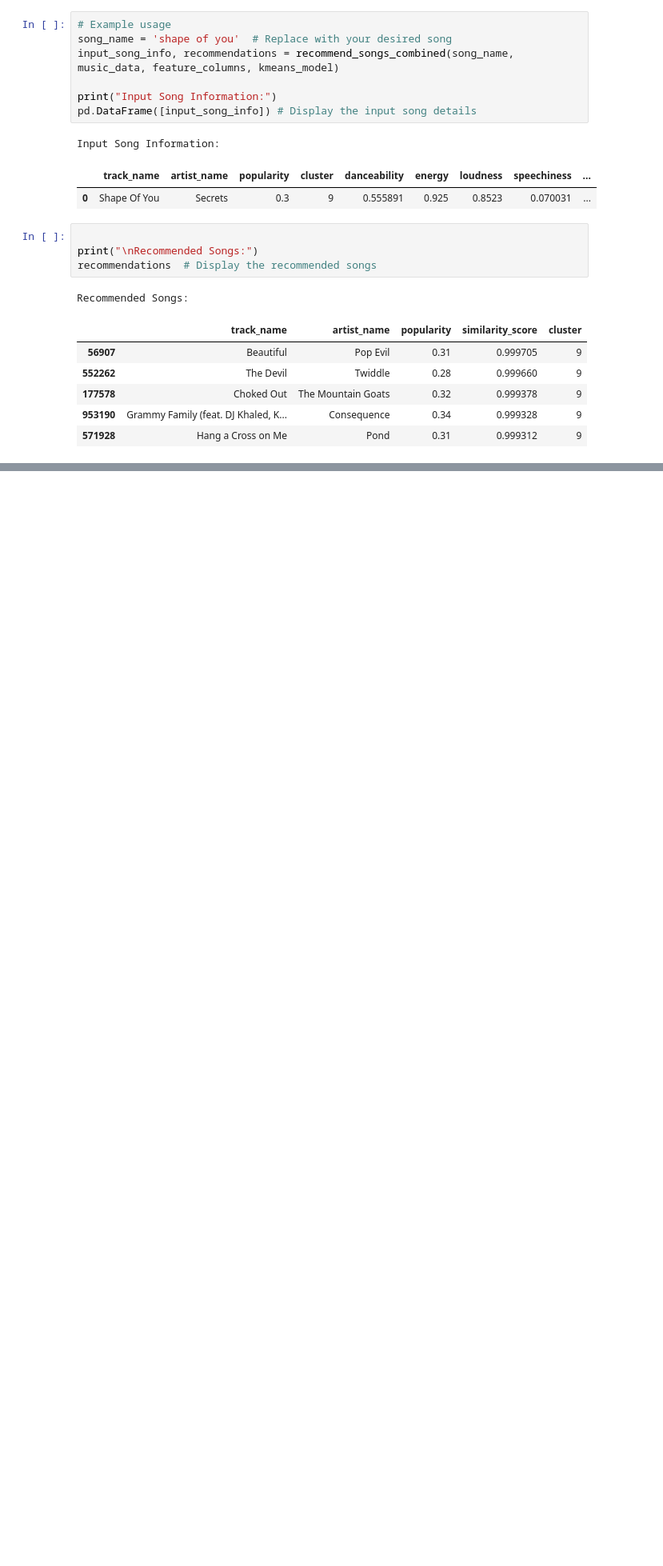
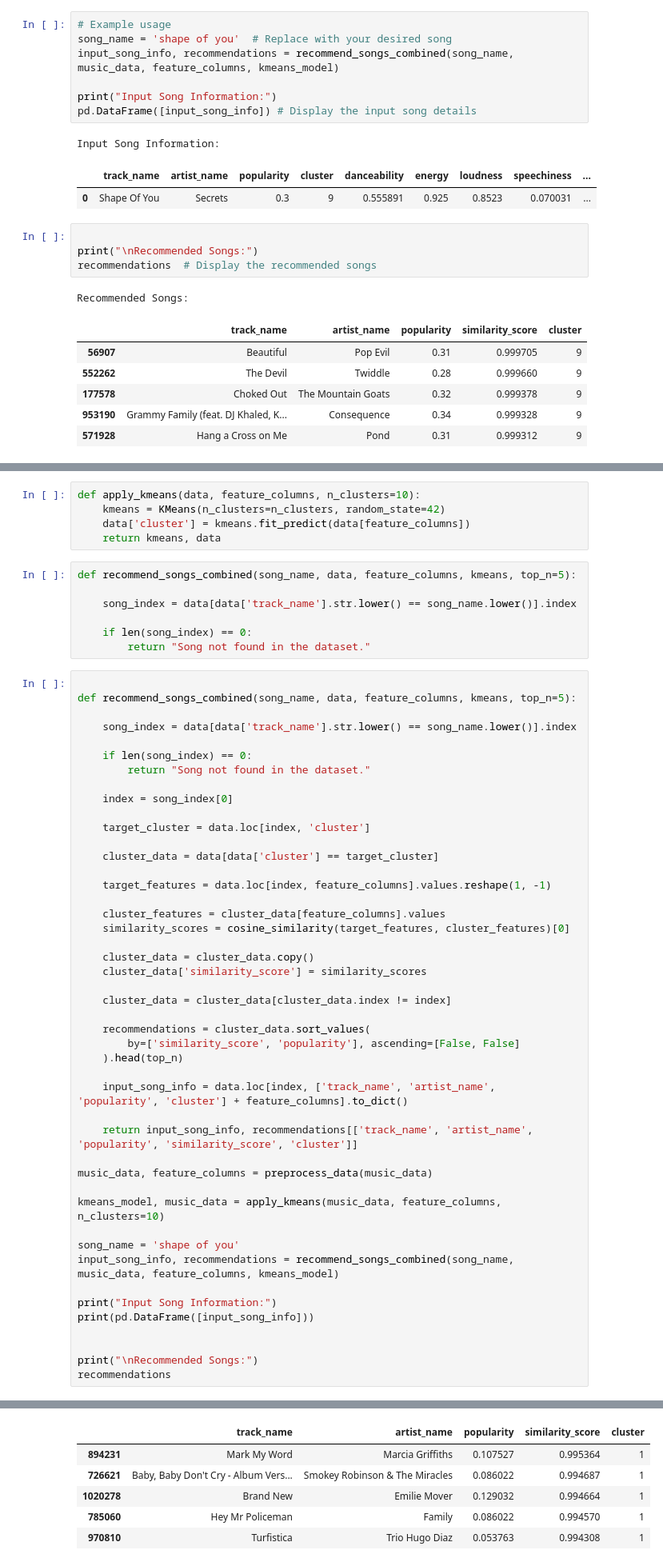
Before and after one commit to Eldamarany1/Music-Recommender-System-Spotify-Dataset-, a Jupyter notebook: music-rec-system-using-spotify-dataset.ipynb, the cells around one changed output, grey strips where cells are left out. Shown at 80% size. Cells and saved outputs as stored; diff of their text form; blank space fills up the shorter version.

```diff
--- a/music-rec-system-using-spotify-dataset.ipynb
+++ b/music-rec-system-using-spotify-dataset.ipynb
@@ -563,0 +586,59 @@ Recommended Songs:
+# %%
+def apply_kmeans(data, feature_columns, n_clusters=10):
+    kmeans = KMeans(n_clusters=n_clusters, random_state=42)
+    data['cluster'] = kmeans.fit_predict(data[feature_columns])
+    return kmeans, data
+# %%
+def recommend_songs_combined(song_name, data, feature_columns, kmeans, top_n=5):
+
+    song_index = data[data['track_name'].str.lower() == song_name.lower()].index
+
+    if len(song_index) == 0:
+        return "Song not found in the dataset."
+# %%
+
+def recommend_songs_combined(song_name, data, feature_columns, kmeans, top_n=5):
+
+    song_index = data[data['track_name'].str.lower() == song_name.lower()].index
+
+    if len(song_index) == 0:
+        return "Song not found in the dataset."
+
+    index = song_index[0]
+
+    target_cluster = data.loc[index, 'cluster']
+
+    cluster_data = data[data['cluster'] == target_cluster]
+
+    target_features = data.loc[index, feature_columns].values.reshape(1, -1)
+
+    cluster_features = cluster_data[feature_columns].values
+    similarity_scores = cosine_similarity(target_features, cluster_features)[0]
+
+    cluster_data = cluster_data.copy()
+    cluster_data['similarity_score'] = similarity_scores
+
+    cluster_data = cluster_data[cluster_data.index != index]
+
+    recommendations = cluster_data.sort_values(
+        by=['similarity_score', 'popularity'], ascending=[False, False]
+    ).head(top_n)
+
+    input_song_info = data.loc[index, ['track_name', 'artist_name', 'popularity', 'cluster'] + feature_columns].to_dict()
+
+    return input_song_info, recommendations[['track_name', 'artist_name', 'popularity', 'similarity_score', 'cluster']]
+
+music_data, feature_columns = preprocess_data(music_data)
+
+kmeans_model, music_data = apply_kmeans(music_data, feature_columns, n_clusters=10)
+
+song_name = 'shape of you'
+input_song_info, recommendations = recommend_songs_combined(song_name, music_data, feature_columns, kmeans_model)
+
+print("Input Song Information:")
+print(pd.DataFrame([input_song_info]))
+
+
+print("\nRecommended Songs:")
+recommendations
+# %% [output]
@@ -563,0 +656,6 @@ Recommended Songs:
+|  | track_name | artist_name | popularity | similarity_score | cluster |
+| 894231 | Mark My Word | Marcia Griffiths | 0.107527 | 0.995364 | 1 |
+| 726621 | Baby, Baby Don't Cry - Album Vers... | Smokey Robinson & The Miracles | 0.086022 | 0.994687 | 1 |
+| 1020278 | Brand New | Emilie Mover | 0.129032 | 0.994664 | 1 |
+| 785060 | Hey Mr Policeman | Family | 0.086022 | 0.994570 | 1 |
+| 970810 | Turfistica | Trio Hugo Diaz | 0.053763 | 0.994308 | 1 |
```
Also changed, not shown: parts of 4 cells of this notebook, 1 other file.
